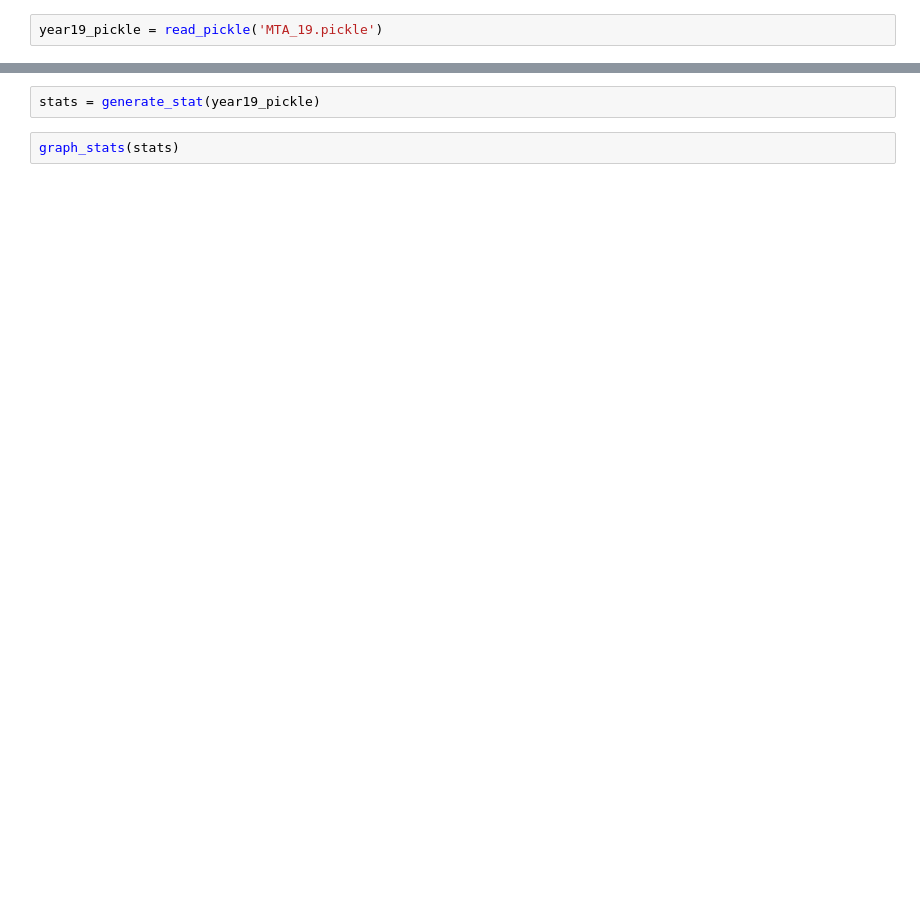
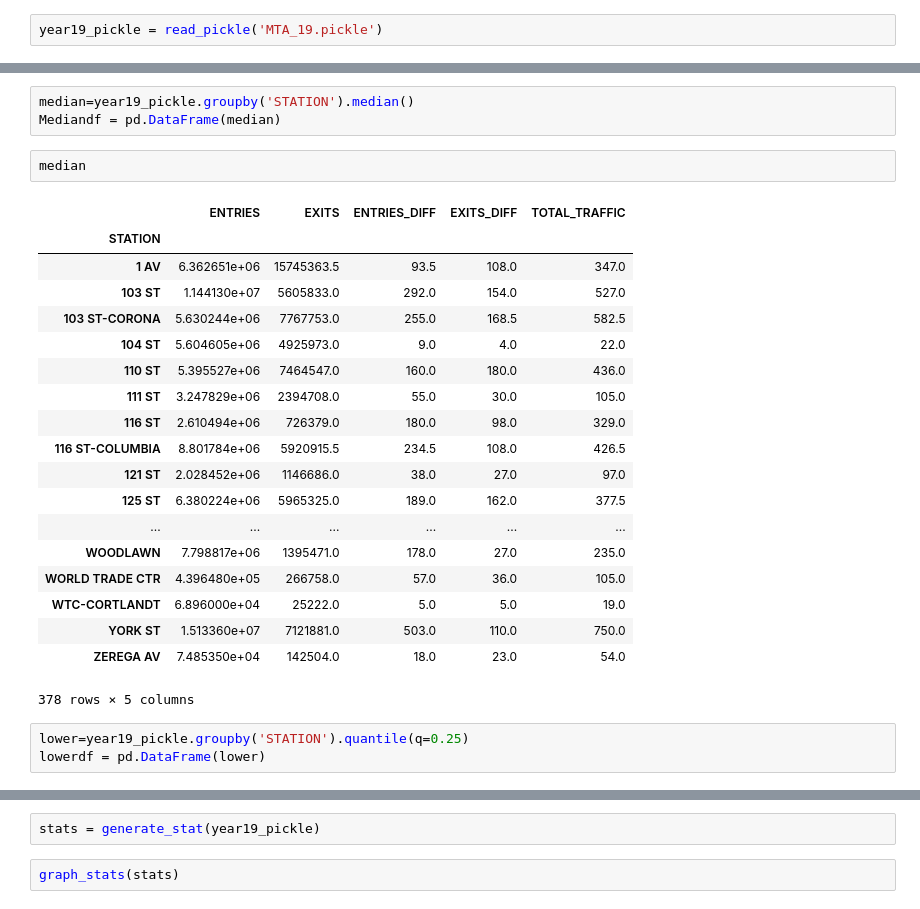
Before and after one commit to amamisa/project-01, a Jupyter notebook: project-01.ipynb, the cells around one changed output, grey strips where cells are left out. Cells and saved outputs as stored; diff of their text form; blank space fills up the shorter version.

```diff
--- a/project-01.ipynb
+++ b/project-01.ipynb
@@ -127,0 +104,28 @@ year19_pickle = read_pickle('MTA_19.pickle')
+# %%
+median=year19_pickle.groupby('STATION').median()
+Mediandf = pd.DataFrame(median)
+# %%
+median
+# %% [output]
+|  | ENTRIES | EXITS | ENTRIES_DIFF | EXITS_DIFF | TOTAL_TRAFFIC |
+| STATION |  |  |  |  |  |
+| 1 AV | 6.362651e+06 | 15745363.5 | 93.5 | 108.0 | 347.0 |
+| 103 ST | 1.144130e+07 | 5605833.0 | 292.0 | 154.0 | 527.0 |
+| 103 ST-CORONA | 5.630244e+06 | 7767753.0 | 255.0 | 168.5 | 582.5 |
+| 104 ST | 5.604605e+06 | 4925973.0 | 9.0 | 4.0 | 22.0 |
+| 110 ST | 5.395527e+06 | 7464547.0 | 160.0 | 180.0 | 436.0 |
+| 111 ST | 3.247829e+06 | 2394708.0 | 55.0 | 30.0 | 105.0 |
+| 116 ST | 2.610494e+06 | 726379.0 | 180.0 | 98.0 | 329.0 |
+| 116 ST-COLUMBIA | 8.801784e+06 | 5920915.5 | 234.5 | 108.0 | 426.5 |
+| 121 ST | 2.028452e+06 | 1146686.0 | 38.0 | 27.0 | 97.0 |
+| 125 ST | 6.380224e+06 | 5965325.0 | 189.0 | 162.0 | 377.5 |
+| ... | ... | ... | ... | ... | ... |
+| WOODLAWN | 7.798817e+06 | 1395471.0 | 178.0 | 27.0 | 235.0 |
+| WORLD TRADE CTR | 4.396480e+05 | 266758.0 | 57.0 | 36.0 | 105.0 |
+| WTC-CORTLANDT | 6.896000e+04 | 25222.0 | 5.0 | 5.0 | 19.0 |
+| YORK ST | 1.513360e+07 | 7121881.0 | 503.0 | 110.0 | 750.0 |
+| ZEREGA AV | 7.485350e+04 | 142504.0 | 18.0 | 23.0 | 54.0 |
+378 rows × 5 columns
+# %%
+lower=year19_pickle.groupby('STATION').quantile(q=0.25)
+lowerdf = pd.DataFrame(lower)
```
Also changed, not shown: parts of 20 cells of this notebook.
